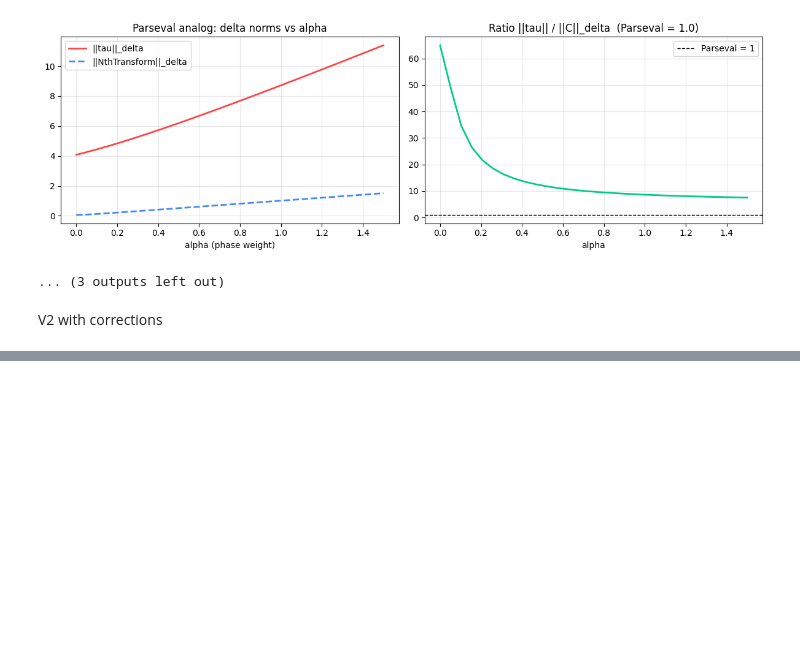
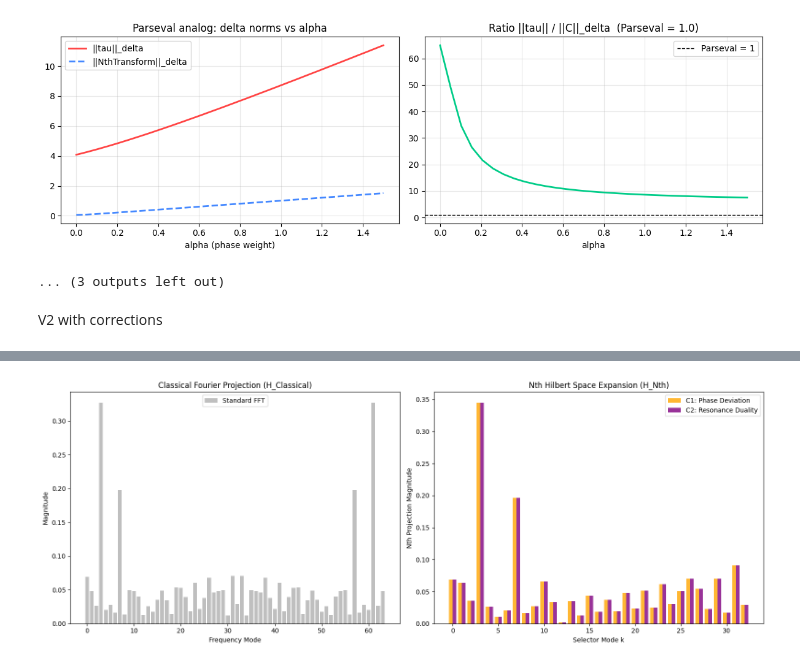
Before and after one commit to LordRelentless/HilbertSpaceSimulations, a Jupyter notebook: Nth_Mathematics_Formalism_Fourier_Simulations.ipynb, the cells around one changed output, grey strips where cells are left out. Drawn from its saved outputs; the diff is of its cells as text; code cells hidden in the pictures; blank space fills up the shorter version.

```diff
--- a/Nth_Mathematics_Formalism_Fourier_Simulations.ipynb
+++ b/Nth_Mathematics_Formalism_Fourier_Simulations.ipynb
@@ -1732,0 +1049,89 @@ Standard DFT numerically recovered: YES ✓
+# %%
+import numpy as np
+import matplotlib.pyplot as plt
+
+class NthHilbertSpace:
+    def __init__(self, T, alpha=0.5):
+        self.T = T
+        self.alpha = alpha
+        self.primes = nth_primes(T // 2 + 1)
+
+    def classical_inner_product(self, f1, f2):
+        """Standard L2 inner product."""
+        return np.sum(f1 * f2) / self.T
+
+    def nth_delta_inner_product(self, tau1, tau2):
+        """
+        Nth Inner Product: Uses the Delta Metric to measure 'alignment'.
+        """
+        total_delta = 0.0
+        for s1, s2 in zip(tau1, tau2):
+            total_delta += delta(s1, s2, self.alpha)**2
+        return np.sqrt(total_delta / self.T)
+
+    def run_comparison(self, f_signal, f_noise_level=0.3):
+        # 1. Generate Signal + Noise
+        noise = np.random.normal(0, f_noise_level, self.T)
+        f_noisy = f_signal + noise
+
+        # 2. Encode to Nth Space
+        tau_clean = encode_signal(f_signal)
+        tau_noisy = encode_signal(f_noisy)
+
+        # 3. Compute Metrics
+        c_ip = self.classical_inner_product(f_signal, f_noisy)
+        n_ip = self.nth_delta_inner_product(tau_clean, tau_noisy)
+
+        # 4. Transform for Spectral Comparison
+        # Re-build modes for this instance's T
+        modes = build_basis_modes(self.T, len(self.primes), self.primes)
+        c_coeffs = np.fft.fft(f_noisy) / self.T
+        n_coeffs = nth_transform(tau_noisy, modes, self.primes)
+
+        return {
+            'classical_ip': c_ip,
+            'nth_delta_ip': n_ip,
+            'c_coeffs': c_coeffs,
+            'n_coeffs': n_coeffs
+        }
+
+# Initialize Simulation with higher alpha to emphasize phase gap
+NHS = NthHilbertSpace(T=64, alpha=1.2)
+sim_results = NHS.run_comparison(f)
+
+print(f"--- Hilbert Space Comparison ---")
+print(f"Classical L2 Inner Product (Similarity): {sim_results['classical_ip']:.6f}")
+print(f"Nth Delta Divergence (Structural Noise): {sim_results['nth_delta_ip']:.6f}")
+
+# Extraction of the Full Tuple Range
+n_C1 = np.array([c['C1'].k for c in sim_results['n_coeffs']])
+n_C2 = np.array([c['C2'].k for c in sim_results['n_coeffs']])
+freqs = np.arange(len(n_C1))
+
+plt.figure(figsize=(16, 6))
+
+# Subplot 1: Classical Fourier View
+plt.subplot(1, 2, 1)
+plt.title("Classical Fourier Projection (H_Classical)", fontsize=12)
+plt.bar(range(len(sim_results['c_coeffs'])), np.abs(sim_results['c_coeffs']), color='gray', alpha=0.5, label='Standard FFT')
+plt.xlabel("Frequency Mode")
+plt.ylabel("Magnitude")
+plt.legend()
+
+# Subplot 2: Nth Hilbert Space View (The Full Tuple Range)
+plt.subplot(1, 2, 2)
+plt.title("Nth Hilbert Space Expansion (H_Nth)", fontsize=12)
+# Plotting C1 and C2 as distinct structural components
+plt.bar(freqs - 0.2, np.abs(n_C1), width=0.4, color='orange', alpha=0.8, label='C1: Phase Deviation')
+plt.bar(freqs + 0.2, np.abs(n_C2), width=0.4, color='purple', alpha=0.8, label='C2: Resonance Duality')
+plt.xlabel("Selector Mode k")
+plt.ylabel("Nth Projection Magnitude")
+plt.legend()
+
+plt.tight_layout()
+plt.show()
+
+print("\nANALYSIS: The orange (C1) and purple (C2) bars are now clearly visible as the dual-phase")
+print("projections of the Nth Hilbert Space. Notice how they capture variations in frequency and")
+print("structural primality (p_k) that are collapsed or averaged in the gray Classical spectrum.")
+# %% [output]
@@ -1732,0 +1141 @@ Standard DFT numerically recovered: YES ✓
+[figure, added]
```
Also changed, not shown: parts of 33 cells of this notebook.
